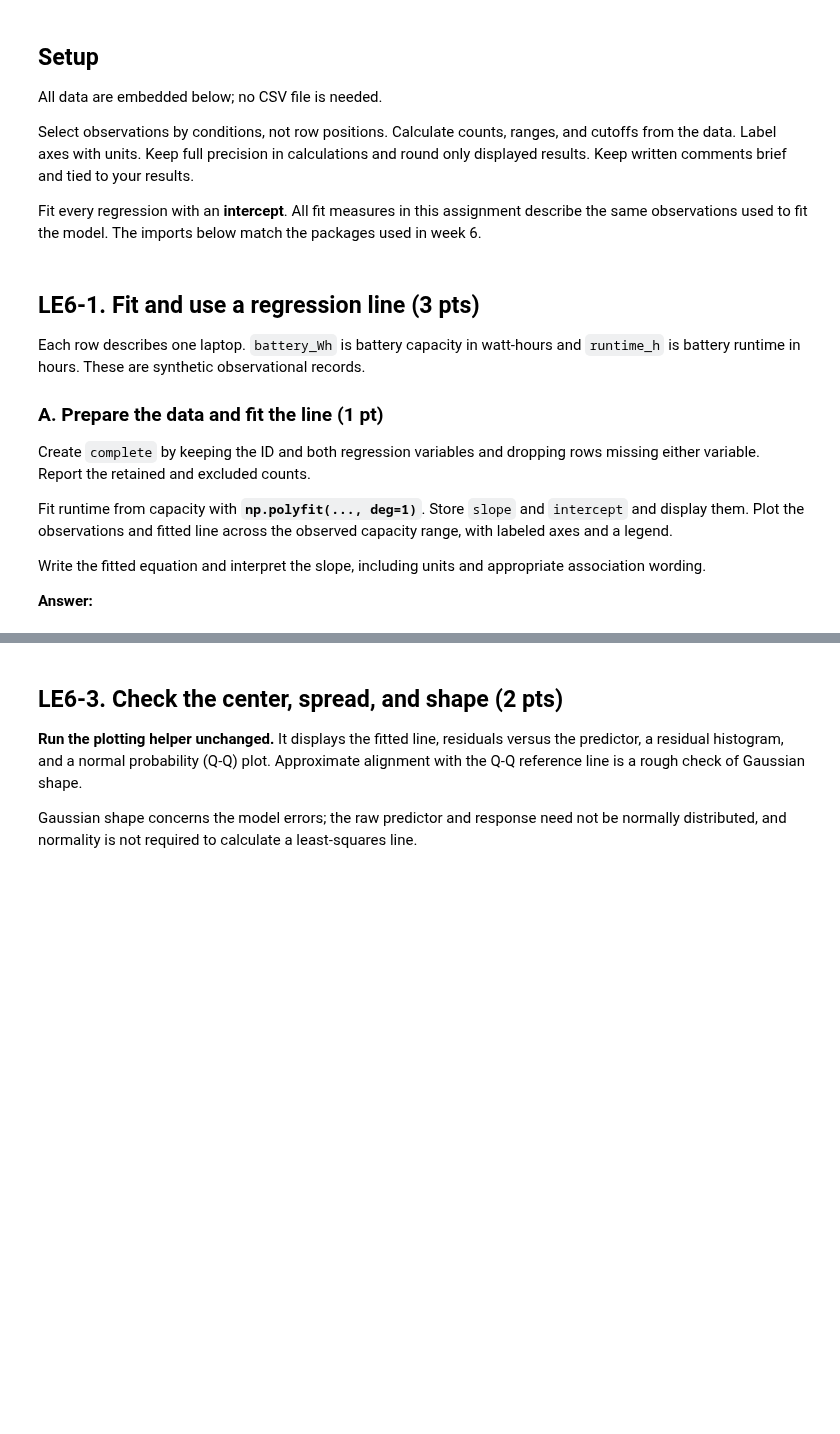
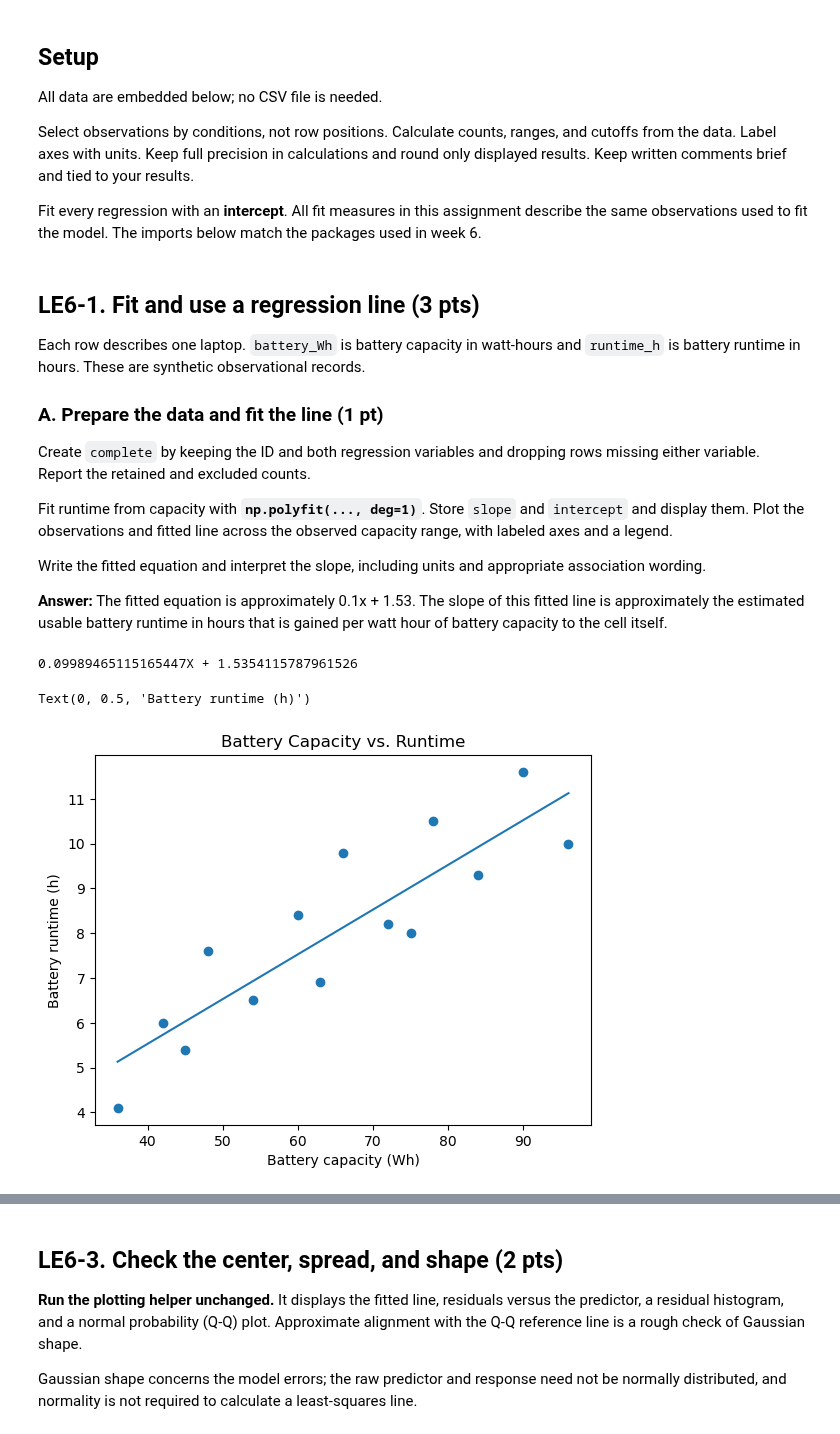
Before and after one commit to DanElkoni/26f-engr1451-2451, a Jupyter notebook: 1-assignments/LE06/LE06.ipynb, the cells around one changed output, grey strips where cells are left out. Drawn from its saved outputs; the diff is of its cells as text; code cells hidden in the pictures; blank space fills up the shorter version.

```diff
--- a/1-assignments/LE06/LE06.ipynb
+++ b/1-assignments/LE06/LE06.ipynb
@@ -47,26 +47,46 @@ Fit runtime from capacity with **`np.polyfit(..., deg=1)`**. Store `slope` and `
 
 Write the fitted equation and interpret the slope, including units and appropriate association wording.
 
-**Answer:**
+**Answer:** The fitted equation is approximately 0.1x + 1.53. The slope of this fitted line is approximately the estimated usable battery runtime in hours that is gained per watt hour of battery capacity to the cell itself.
 # %%
 battery_Wh = [36, 42, 45, 48, 54, 60, 63, 66,
               72, 75, 78, 84, 90, 96, np.nan, 80]
 laptops = pd.DataFrame({
     "laptop_id": [f"L{number:02d}" for number in range(1, len(battery_Wh) + 1)],
     "battery_Wh": battery_Wh,
     "runtime_h": [4.1, 6.0, 5.4, 7.6, 6.5, 8.4, 6.9, 9.8,
                   8.2, 8.0, 10.5, 9.3, 11.6, 10.0, 8.5, np.nan],
 })
 xcol = "battery_Wh"
 ycol = "runtime_h"
 laptop_labels = {
     "battery_Wh": "Battery capacity (Wh)",
     "runtime_h": "Battery runtime (h)",
 }
 
 # Your complete-case selection and retained/excluded counts here.
+complete = laptops.dropna()
+retained = len(complete["runtime_h"])
+excluded = len(laptops["runtime_h"]) - retained
+
 # Fit with np.polyfit(), storing slope and intercept.
+slope, intercept = np.polyfit(complete[xcol],complete[ycol], deg=1)
+
+print(f"{slope}X + {intercept}")
+
 # Plot the observations and fitted line over the observed x range.
+fig, ax = plt.subplots()
+x_vals = np.linspace(complete[xcol].min(),complete[xcol].max(), 100)
+
+ax.scatter(complete[xcol], complete[ycol])
+ax.plot(x_vals, intercept + slope * x_vals)
+ax.set_title("Battery Capacity vs. Runtime")
+ax.set_xlabel(laptop_labels[xcol])
+ax.set_ylabel(laptop_labels[ycol])
+# %% [output]
+0.09989465115165447X + 1.5354115787961526
+Text(0, 0.5, 'Battery runtime (h)')
+[figure, added]
 # %% [markdown]
 ### B. Predict and check the range (1 pt)
 
```
Also changed, not shown: parts of 18 cells of this notebook, 1 other file.
